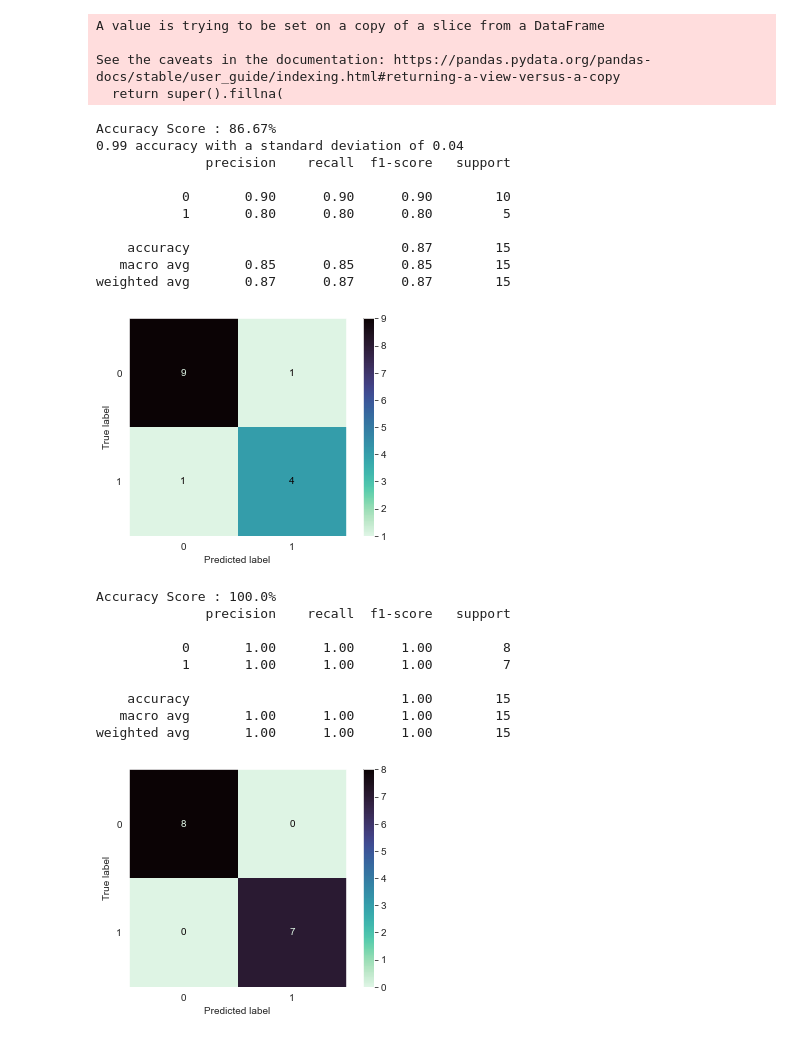
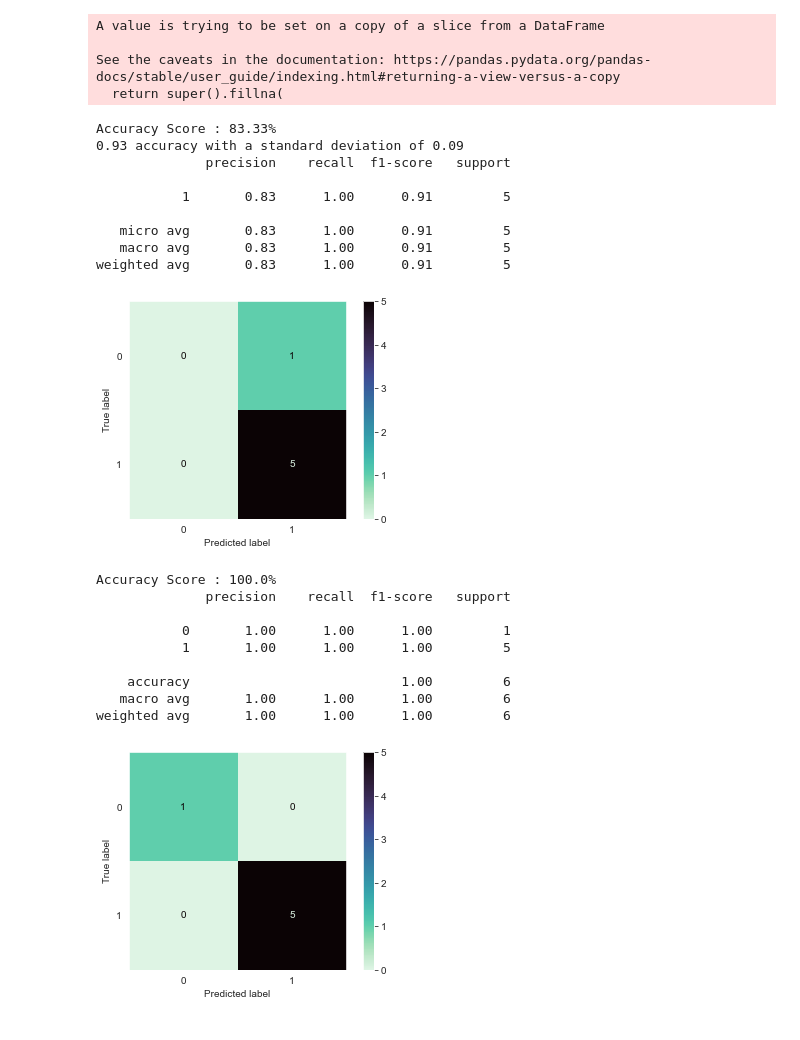
Before and after one commit to rayyanshikoh/echocardiogram, a Jupyter notebook: echocardiogram.ipynb, the cells around one changed output. Saved outputs shown, nothing was run; the diff lists cells and outputs as text; code cells hidden in the pictures.

```diff
--- a/echocardiogram.ipynb
+++ b/echocardiogram.ipynb
@@ -119,6 +119,8 @@ df
 | 106 | .75 | 1 | 78 | 0 | 0.23 | 40 | ... |
 | 107 | 3 | 1 | 62 | 0 | 0.26 | 7.6 | ... |
 73 rows × 9 columns
+# %%
+df.drop(df[df['still-alive'] == 0].index, inplace = True)
 # %% [markdown]
 ### Converting all the "?" to NaN
 # %%
@@ -173,9 +179,9 @@ df = df.sample(frac=1).reset_index(drop=True)
 X = df.drop("alive-at-1", axis=1)
 y=df["alive-at-1"]
 # %%
-X_train, X_test, y_train, y_test = train_test_split(X, y, test_size=0.2, random_state=42)
+X_train, X_test, y_train, y_test = train_test_split(X, y, test_size=0.2, random_state=42, stratify=y)
 
-X_train, X_val, y_train, y_val = train_test_split(X_train, y_train, test_size=0.25, random_state=42) # 0.25 x 0.8 = 0.2
+X_train, X_val, y_train, y_val = train_test_split(X_train, y_train, test_size=0.25, random_state=42, stratify=y_train) # 0.25 x 0.8 = 0.2
 # %%
 X_train.fillna(X_train.mean(), inplace=True)
 X_test.fillna(X_test.mean(), inplace=True)
@@ -189,28 +195,26 @@ See the caveats in the documentation: https://pandas.pydata.org/pandas-docs/stab
 # %%
 pipeline = make_pipeline(StandardScaler(), RandomForestClassifier())
 pipeline.fit(X_train, y_train)
 prediction = pipeline.predict(X_test)
-score = cross_val_score(pipeline, X_cv, y, cv=10)
+score = cross_val_score(pipeline, X_cv, y, cv=5)
 
 print(f"Accuracy Score : {round(accuracy_score(y_test, prediction) * 100, 2)}%")
 print("%0.2f accuracy with a standard deviation of %0.2f" % (score.mean(), score.std()))
-print(classification_report(y_test, prediction))
-
+print(classification_report(y_test, prediction, labels=np.unique(prediction)))
 plot_confusion_matrix(pipeline, X_test, y_test, cmap=cmap)
 plt.grid(False)
 plt.show()
 # %% [output]
-Accuracy Score : 86.67%
-0.99 accuracy with a standard deviation of 0.04
+Accuracy Score : 83.33%
+0.93 accuracy with a standard deviation of 0.09
               precision    recall  f1-score   support
 
-           0       0.90      0.90      0.90        10
-           1       0.80      0.80      0.80         5
+           1       0.83      1.00      0.91         5
 
-    accuracy                           0.87        15
-   macro avg       0.85      0.85      0.85        15
-weighted avg       0.87      0.87      0.87        15
+   micro avg       0.83      1.00      0.91         5
+   macro avg       0.83      1.00      0.91         5
+weighted avg       0.83      1.00      0.91         5
-[figure, old version]
+[figure, new version]
 # %%
 prediction = pipeline.predict(X_val)
 
@@ -225,10 +229,10 @@ plt.show()
 Accuracy Score : 100.0%
               precision    recall  f1-score   support
 
-           0       1.00      1.00      1.00         8
-           1       1.00      1.00      1.00         7
+           0       1.00      1.00      1.00         1
+           1       1.00      1.00      1.00         5
 
-    accuracy                           1.00        15
-   macro avg       1.00      1.00      1.00        15
-weighted avg       1.00      1.00      1.00        15
+    accuracy                           1.00         6
+   macro avg       1.00      1.00      1.00         6
+weighted avg       1.00      1.00      1.00         6
-[figure, old version]
+[figure, new version]
```
Also changed, not shown: parts of 3 cells of this notebook.
